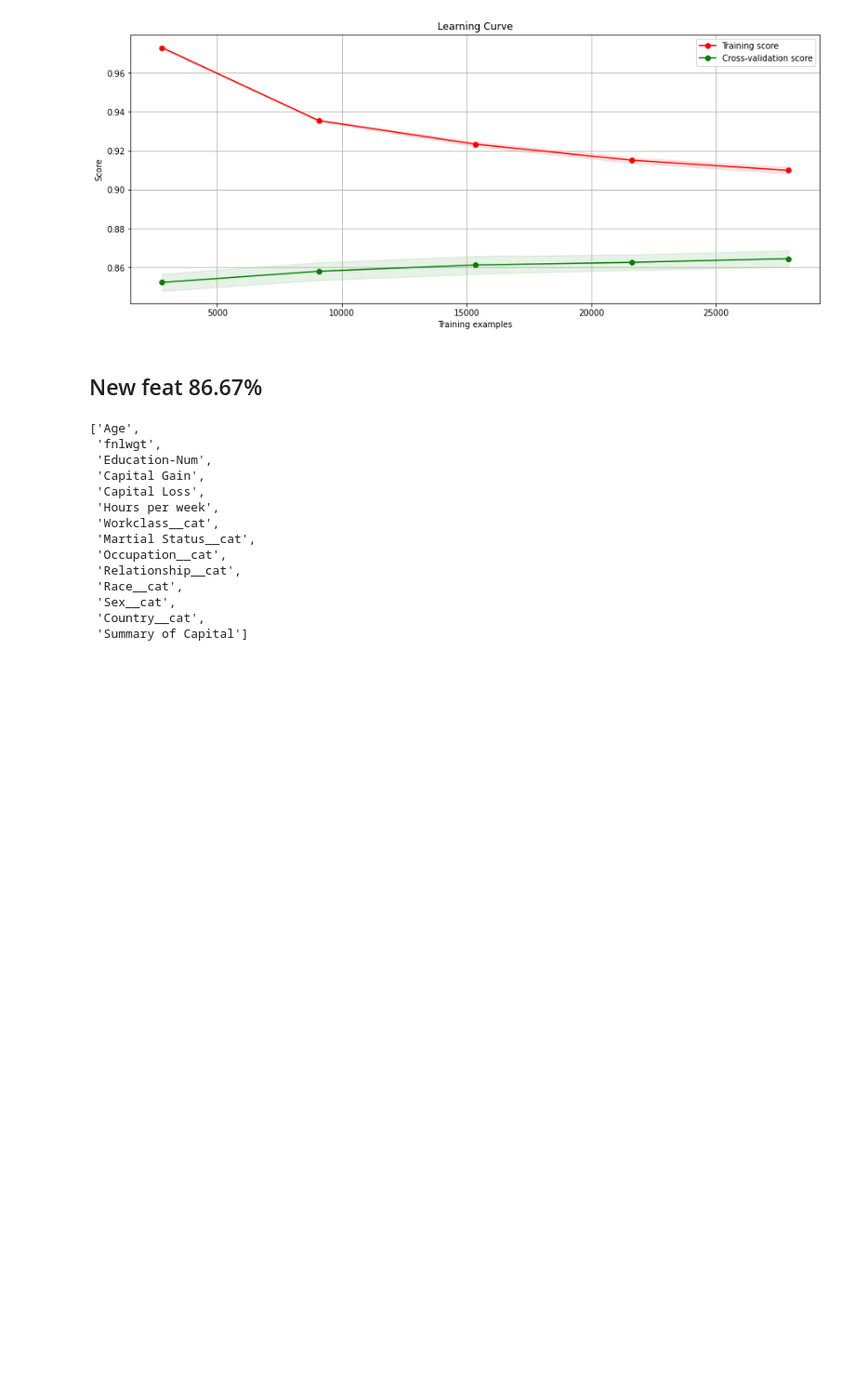
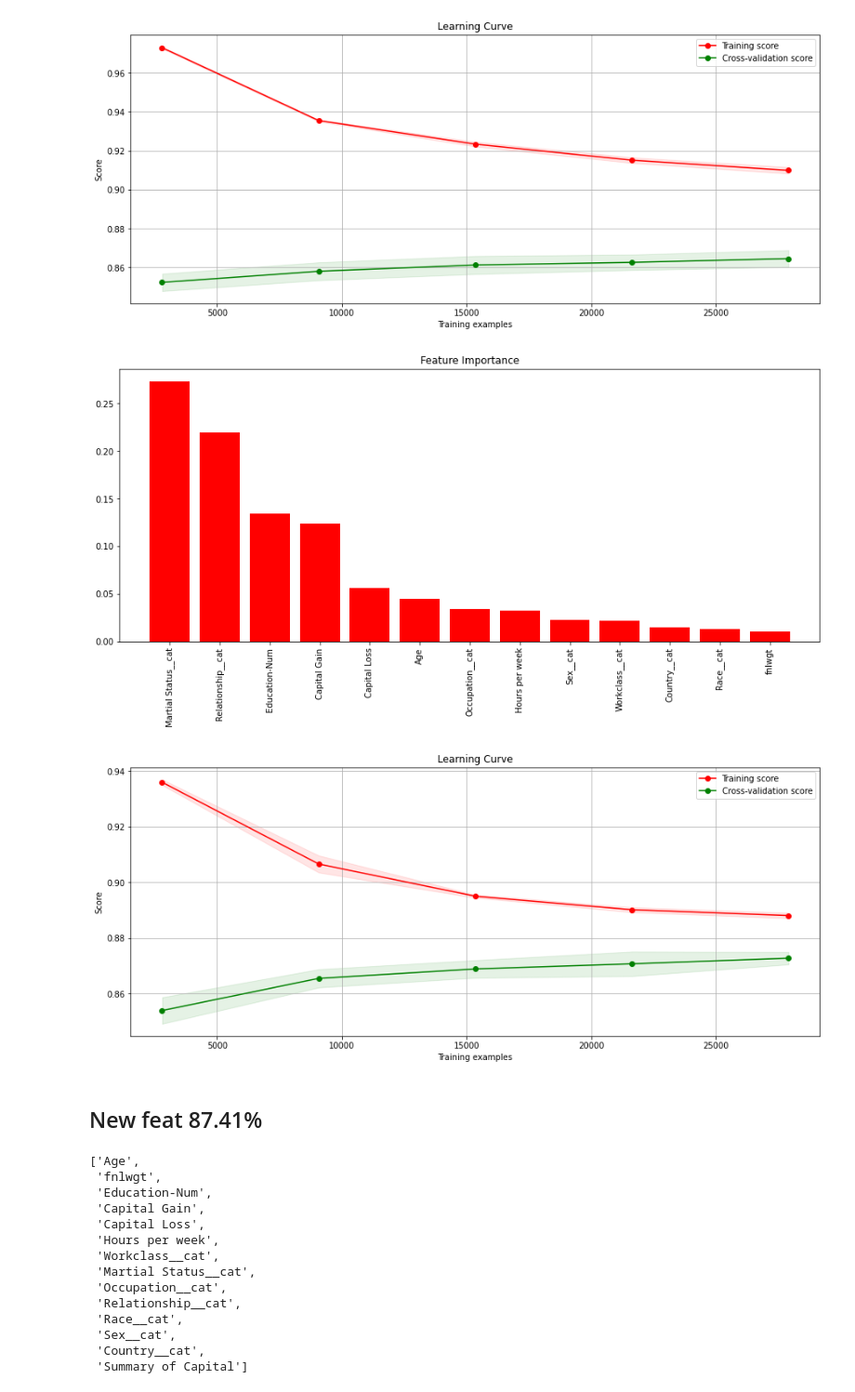
Before and after one commit to jedrzejd/Adult_Income, a Jupyter notebook: Adult_dataset.ipynb, the cells around one changed output. Shown: that part at 93% size. Cells and saved outputs as stored; diff of their text form; code cells hidden in the pictures; blank space fills up the shorter version.

```diff
--- a/Adult_dataset.ipynb
+++ b/Adult_dataset.ipynb
@@ -224,0 +243,9 @@ Best_model_valid(all_feats, params)
+# %%
+# XGBClassifier
+params = {
+    'n_estimators': 70,
+    'random_state': 1,
+    'learning_rate': 0.19
+    }
+model = xgb.XGBClassifier(**params)
+Best_model_valid(model, all_feats)
@@ -227,8 +256,13 @@ check_features(RandomForestClassifier(**params), all_feats)
 # %% [output]
 [figure]
 [figure]
+# %%
+check_features(xgb.XGBClassifier(**params), all_feats)
+# %% [output]
+[figure, added]
+[figure, added]
 # %% [markdown]
-## New feat 86.67%
+## New feat 87.41%
 # %%
 df['Summary of Capital'] = df['Capital Gain'] + df['Capital Loss']
 # %%
```
Also changed, not shown: parts of 15 cells of this notebook.
